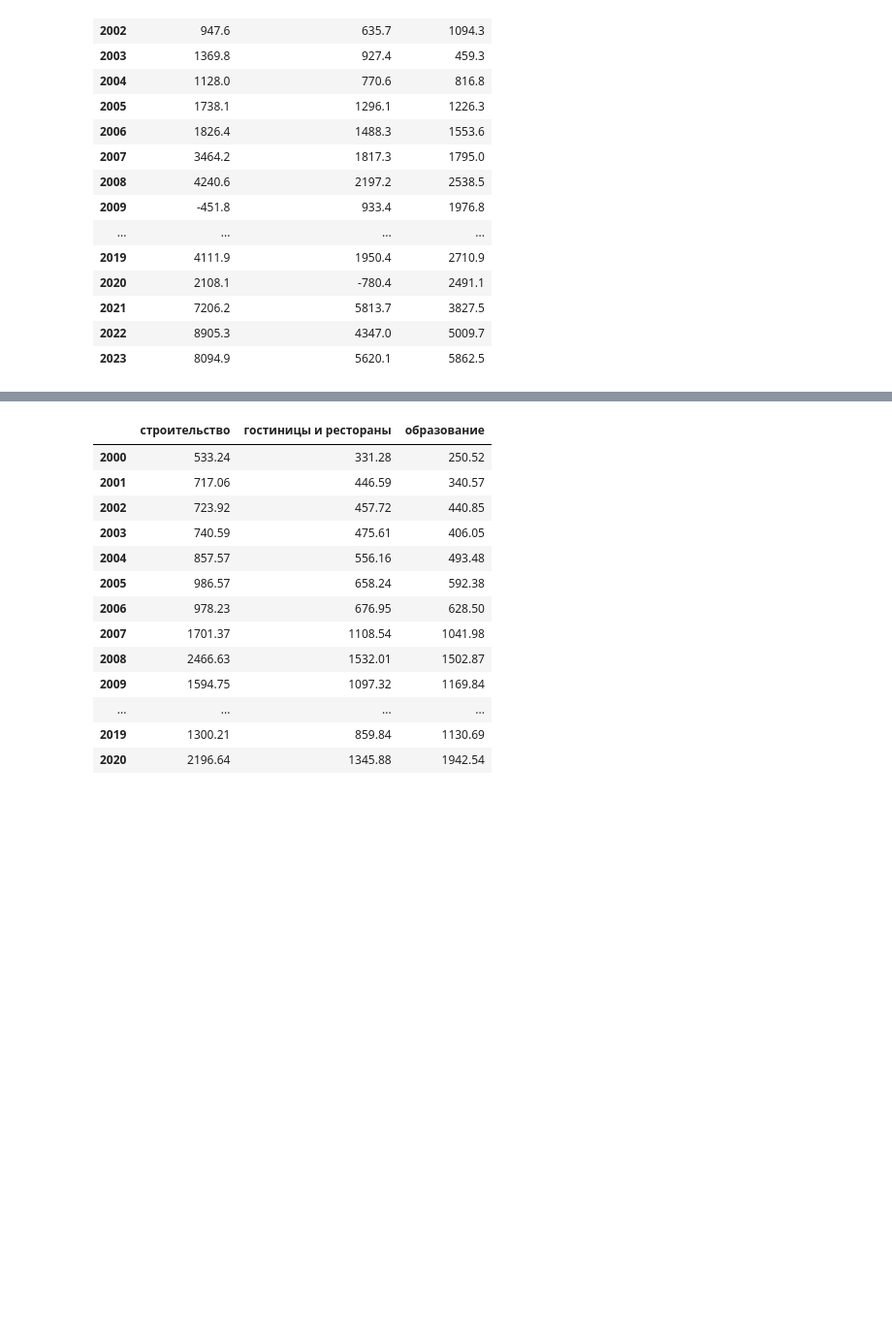
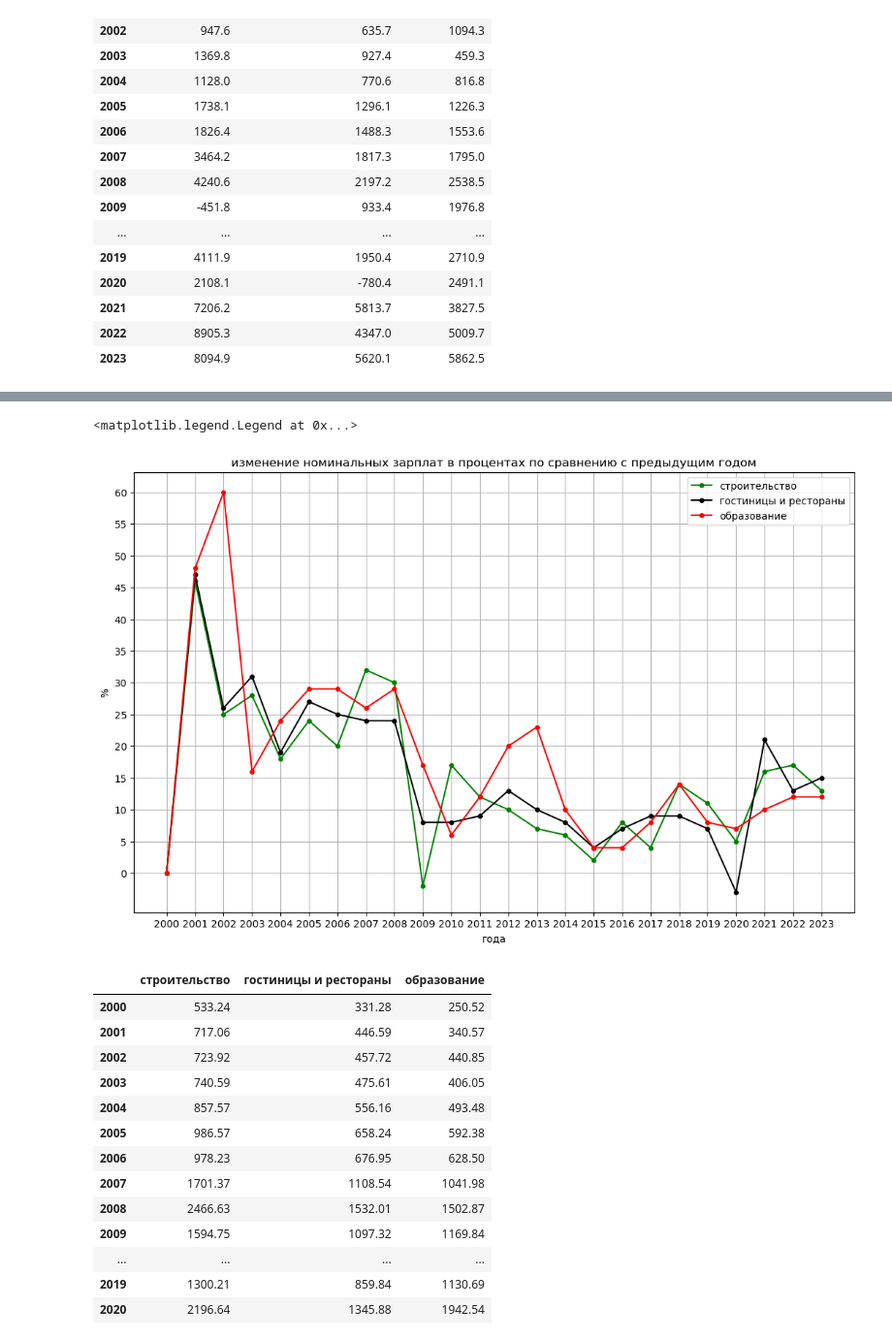
Before and after one commit to gosha22008/final_project_start_in_ds, a Jupyter notebook: test_analizys.ipynb, the cells around one changed output, grey strips where cells are left out. Shown at 97% size. Cells and saved outputs as stored; diff of their text form; code cells hidden in the pictures; blank space fills up the shorter version.

```diff
--- a/test_analizys.ipynb
+++ b/test_analizys.ipynb
@@ -175,3 +175,7 @@ salary_growth.T
 | 2021 | 7206.2 | 5813.7 | 3827.5 |
 | 2022 | 8905.3 | 4347.0 | 5009.7 |
 | 2023 | 8094.9 | 5620.1 | 5862.5 |
+# %%
+# на сколько выросли номинальные зарплаты в процентах по сравнению с предыдущим годом
+sal_growth_percen = (salary_growth.shift(-1, axis=1) / salaries * 100).shift(axis=1).round(0).fillna(0)
+sal_growth_percen.T
@@ -178,3 +200,18 @@ salary_growth.T
+# %%
+# график роста зарплат в процентах по сравнению с предыдущим годом
+plt.figure(figsize=[13,8])
+plt.yticks(np.arange(0, 70, step=5))
+plt.grid()
+plt.plot(sal_growth_percen.columns, sal_growth_percen.iloc[0].values, color='green', marker='.', markersize=8)
+plt.plot(sal_growth_percen.columns, sal_growth_percen.iloc[1].values, color='black', marker='.', markersize=8)
+plt.plot(sal_growth_percen.columns, sal_growth_percen.iloc[2].values, color='red', marker='.', markersize=8)
+plt.title('изменение номинальных зарплат в процентах по сравнению с предыдущим годом')
+plt.xlabel('года')
+plt.ylabel('%')
+plt.legend(['строительство','гостиницы и рестораны','образование'])
+# %% [output]
+<matplotlib.legend.Legend at 0x...>
+[figure, added]
 # %%
 # насколько должна была быть выше зарплата с учетом инфляции
 salar_inf = (salaries * (inf['inf'].values/100)).round(2)
```
Also changed, not shown: parts of 5 cells of this notebook, 1 other file.
